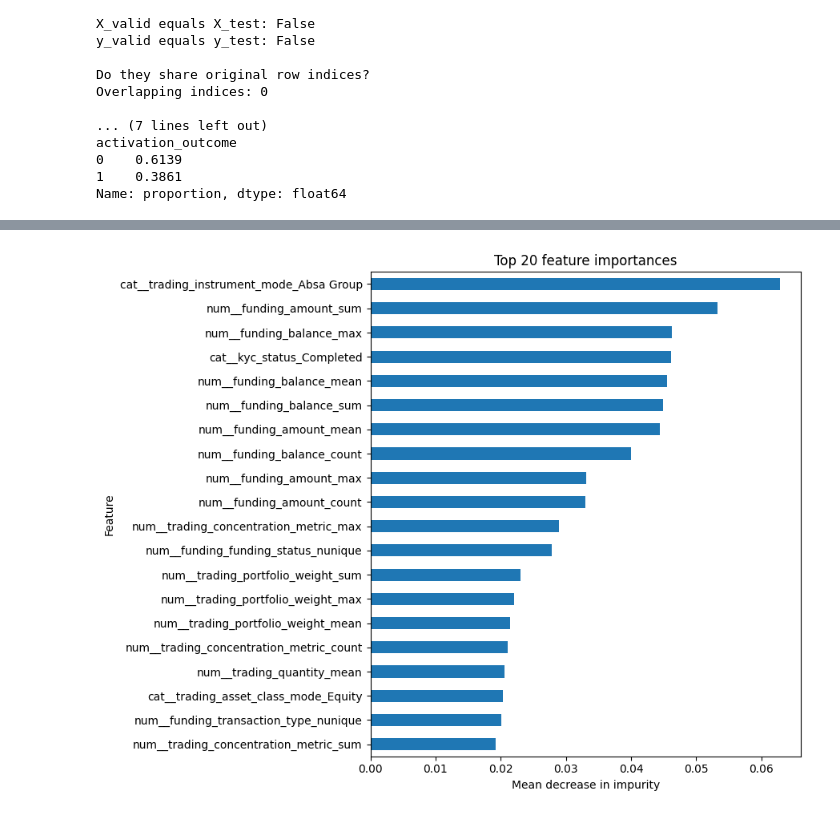
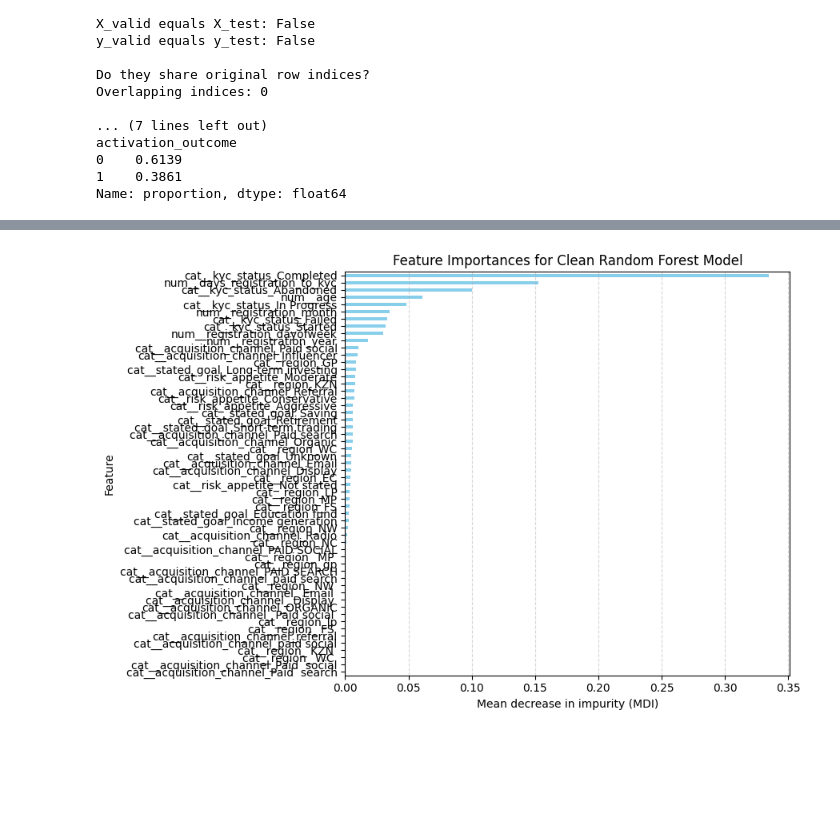
Before and after one commit to 21208737/STADIOEquities, a Jupyter notebook: experimental-setup/notebooks/10_Results_Visualisation_SS3_PartB.ipynb, the cells around one changed output, grey strips where cells are left out. Saved outputs shown, nothing was run; the diff lists cells and outputs as text; code cells hidden in the pictures; blank space fills up the shorter version.

Commit message:
Created using Colab, reconstruction without the data that was causing leakages.

```diff
--- a/experimental-setup/notebooks/10_Results_Visualisation_SS3_PartB.ipynb
+++ b/experimental-setup/notebooks/10_Results_Visualisation_SS3_PartB.ipynb
@@ -336,7 +336,7 @@ from sklearn.metrics import (
     ConfusionMatrixDisplay, RocCurveDisplay
 )
 
-df = pd.read_csv("/Users/kesaobakasithole/Documents/PostGrad Diploma in Data Science/Trimester 3/Capstone Project/Assignment 3/PartB/STADIOEquities_Merged_Client_Data.csv")
+df = pd.read_csv("STADIOEquities_Merged_Client_Data.csv")
 TARGET = "activation_outcome"
 
 if TARGET not in df.columns:
@@ -861,18 +1005,0 @@ plt.show()
-# %%
-# ROC curves for validation and unseen test data.
-fig, ax = plt.subplots(figsize=(7, 5))
-RocCurveDisplay.from_predictions(
-    y_valid, y_valid_proba, name="Validation", ax=ax
-)
-RocCurveDisplay.from_predictions(
-    y_test, y_test_proba, name="Unseen test", ax=ax
-)
-ax.plot([0, 1], [0, 1], linestyle="--", label="Chance baseline")
-ax.set_title("ROC curves: validation vs unseen test")
-plt.tight_layout()
-plt.savefig(
-    "ROC curves for validation and unseen test data.png",
-    dpi=300,
-    bbox_inches="tight"
-)
-plt.show()
@@ -881,29 +1006,34 @@ plt.show()
 # %%
-# Top 20 Random Forest feature importances.
-fitted_preprocessor = model.named_steps["preprocessing"]
-fitted_rf = model.named_steps["classifier"]
+# Top Random Forest feature importances using the clean leak-free model (model_c)
+fitted_preprocessor_c = model_c.named_steps["preprocessing"]
+fitted_rf_c = model_c.named_steps["classifier"]
 
 try:
-    feature_names = fitted_preprocessor.get_feature_names_out()
-    importances = pd.Series(
-        fitted_rf.feature_importances_,
-        index=feature_names
-    ).sort_values(ascending=False).head(20)
+    feature_names_c = fitted_preprocessor_c.get_feature_names_out()
+    importances_c = pd.Series(
+        fitted_rf_c.feature_importances_,
+        index=feature_names_c
+    ).sort_values(ascending=False)
 
-    ax = importances.sort_values().plot(
-        kind="barh", figsize=(9, 7), title="Top 20 feature importances"
+    fig, ax = plt.subplots(figsize=(9, 6))
+    importances_c.sort_values().plot(
+        kind="barh",
+        ax=ax,
+        color="skyblue",
+        title="Feature Importances for Clean Random Forest Model"
     )
-    ax.set_xlabel("Mean decrease in impurity")
+    ax.set_xlabel("Mean decrease in impurity (MDI)")
     ax.set_ylabel("Feature")
+    plt.grid(True, axis="x", linestyle="--", alpha=0.5)
     plt.tight_layout()
 
     plt.savefig(
-    "Top 20 Random Forest feature importances.png",
-    dpi=300,
-    bbox_inches="tight"
+        "Clean_RF_feature_importances.png",
+        dpi=300,
+        bbox_inches="tight"
     )
     plt.show()
 except Exception as exc:
     print("Could not retrieve feature names for this version of scikit-learn:", exc)
 # %% [output]
-[figure, old version]
+[figure, new version]
```
Also changed, not shown: parts of 19 cells of this notebook.
